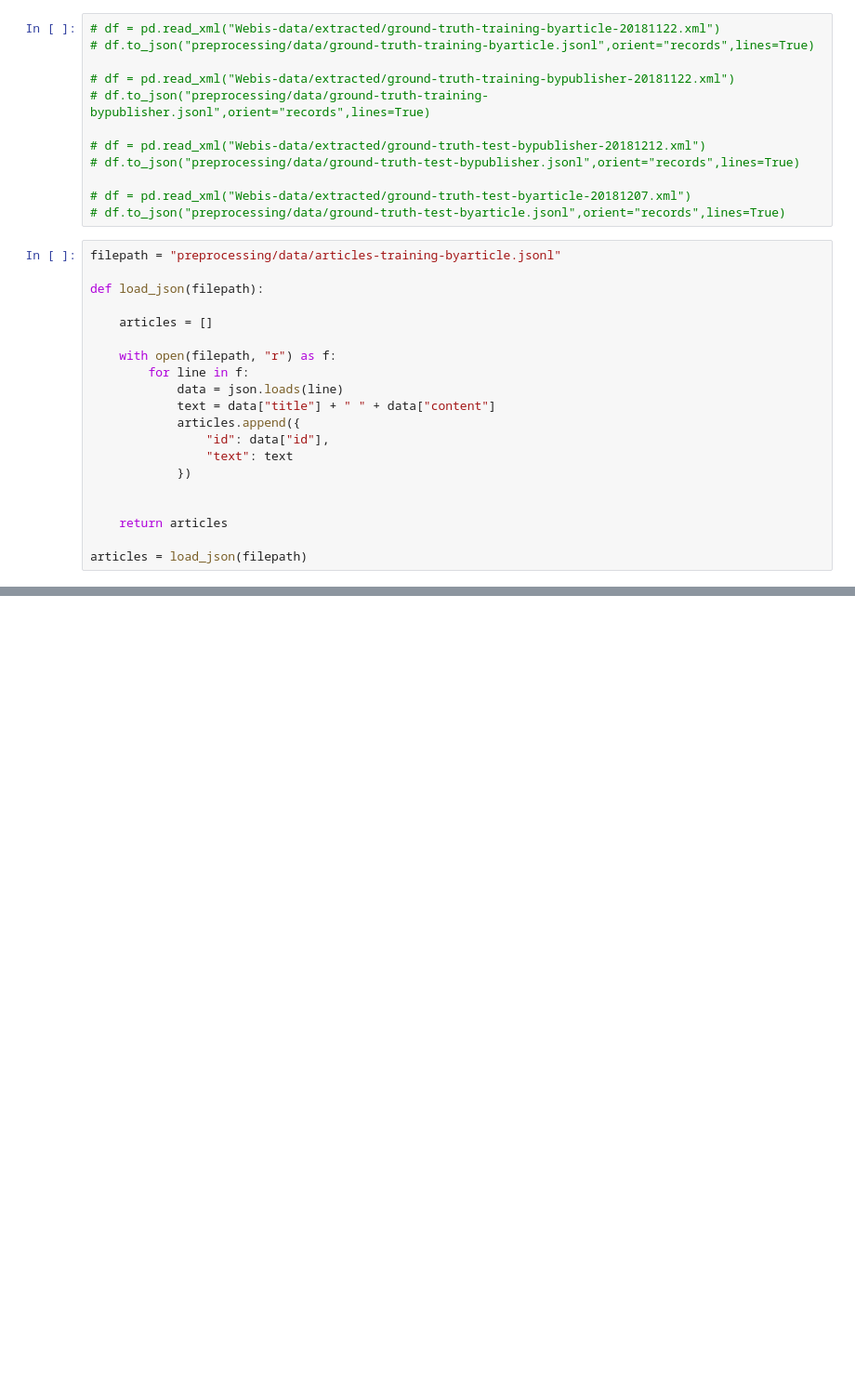
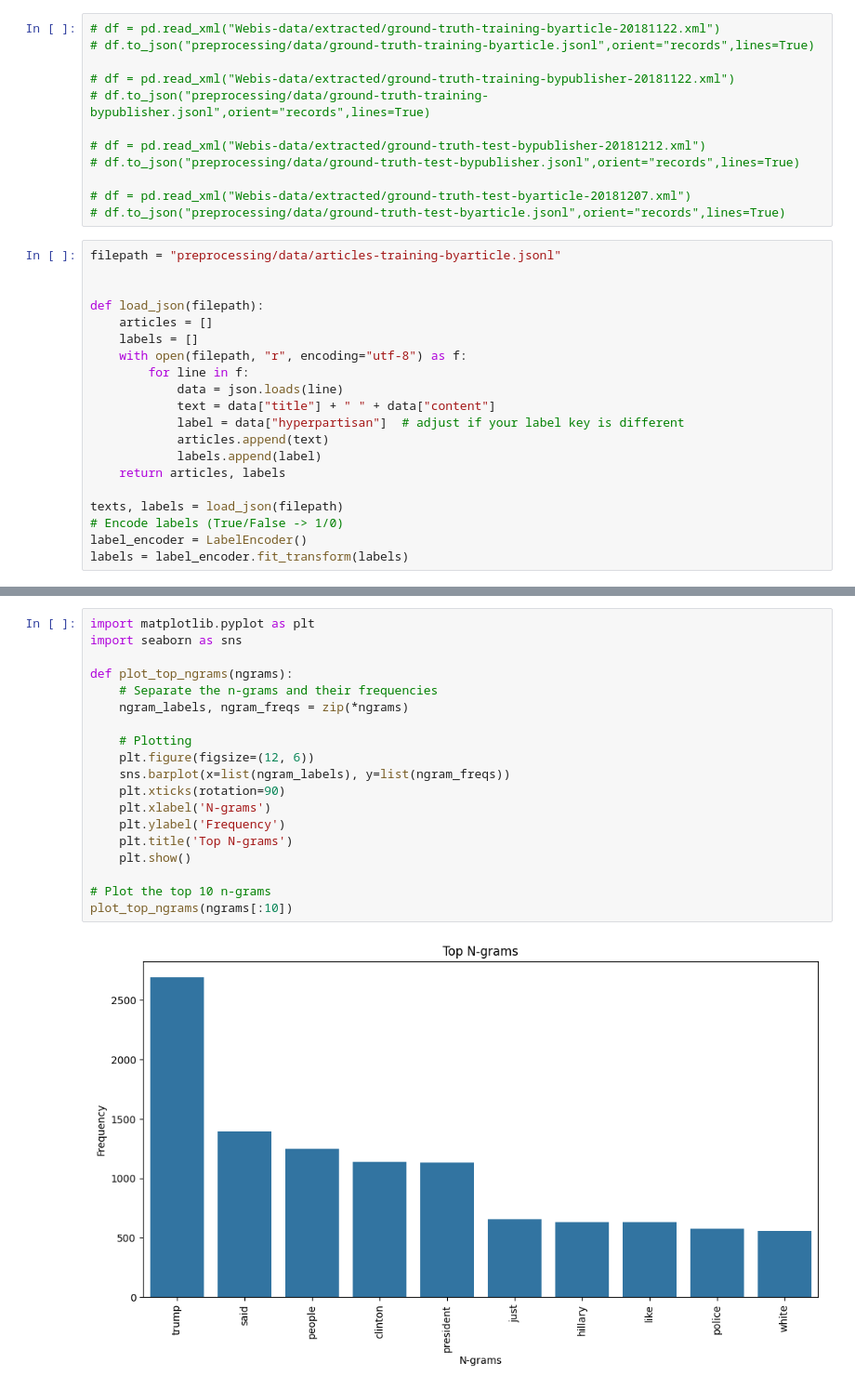
Before and after one commit to Mekruba/DAT550-Project, a Jupyter notebook: Project.ipynb, the cells around one changed output, grey strips where cells are left out. Shown: that part at 93% size. Drawn from its saved outputs; the diff is of its cells as text; blank space fills up the shorter version.

```diff
--- a/Project.ipynb
+++ b/Project.ipynb
@@ -23,23 +31,23 @@ from sklearn.feature_extraction.text import CountVectorizer
 # %%
 filepath = "preprocessing/data/articles-training-byarticle.jsonl"
 
+
 def load_json(filepath):
-
     articles = []
-
-    with open(filepath, "r") as f:
+    labels = []
+    with open(filepath, "r", encoding="utf-8") as f:
         for line in f:
             data = json.loads(line)
             text = data["title"] + " " + data["content"]
-            articles.append({
-                "id": data["id"],
-                "text": text
-            })
+            label = data["hyperpartisan"]  # adjust if your label key is different
+            articles.append(text)
+            labels.append(label)
+    return articles, labels
 
-
-    return articles
-
-articles = load_json(filepath)
+texts, labels = load_json(filepath)
+# Encode labels (True/False -> 1/0)
+label_encoder = LabelEncoder()
+labels = label_encoder.fit_transform(labels)
 # %%
 def get_ngrams(text, n=2, top_k = 100):
     vectorizer = CountVectorizer(ngram_range=(1,n),stop_words="english")
@@ -57,0 +66,21 @@ print(ngrams)
+# %%
+import matplotlib.pyplot as plt
+import seaborn as sns
+
+def plot_top_ngrams(ngrams):
+    # Separate the n-grams and their frequencies
+    ngram_labels, ngram_freqs = zip(*ngrams)
+
+    # Plotting
+    plt.figure(figsize=(12, 6))
+    sns.barplot(x=list(ngram_labels), y=list(ngram_freqs))
+    plt.xticks(rotation=90)
+    plt.xlabel('N-grams')
+    plt.ylabel('Frequency')
+    plt.title('Top N-grams')
+    plt.show()
+
+# Plot the top 10 n-grams
+plot_top_ngrams(ngrams[:10])
+# %% [output]
+[figure, added]
```
Also changed, not shown: parts of 8 cells of this notebook.
